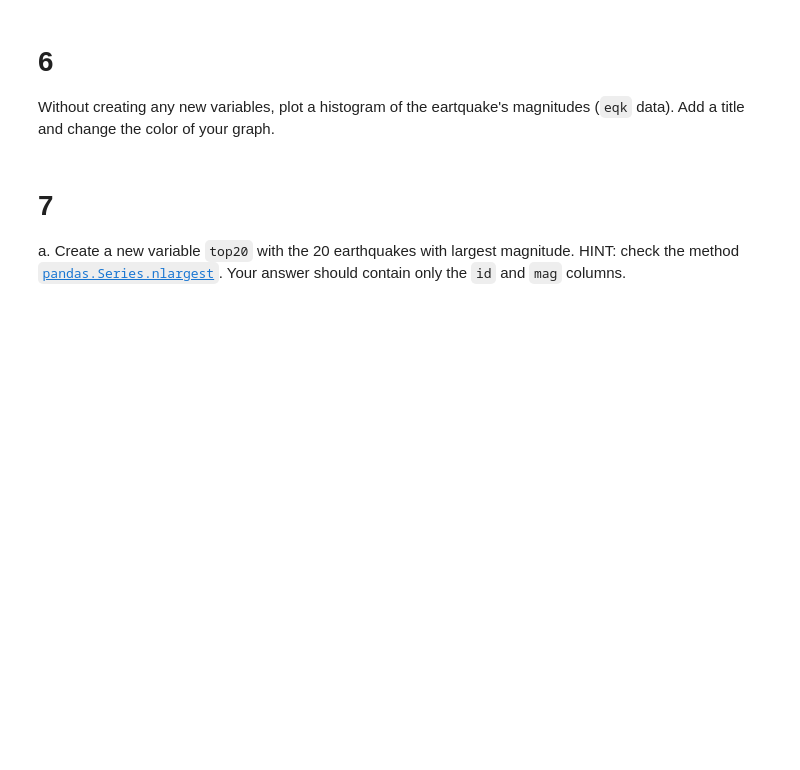
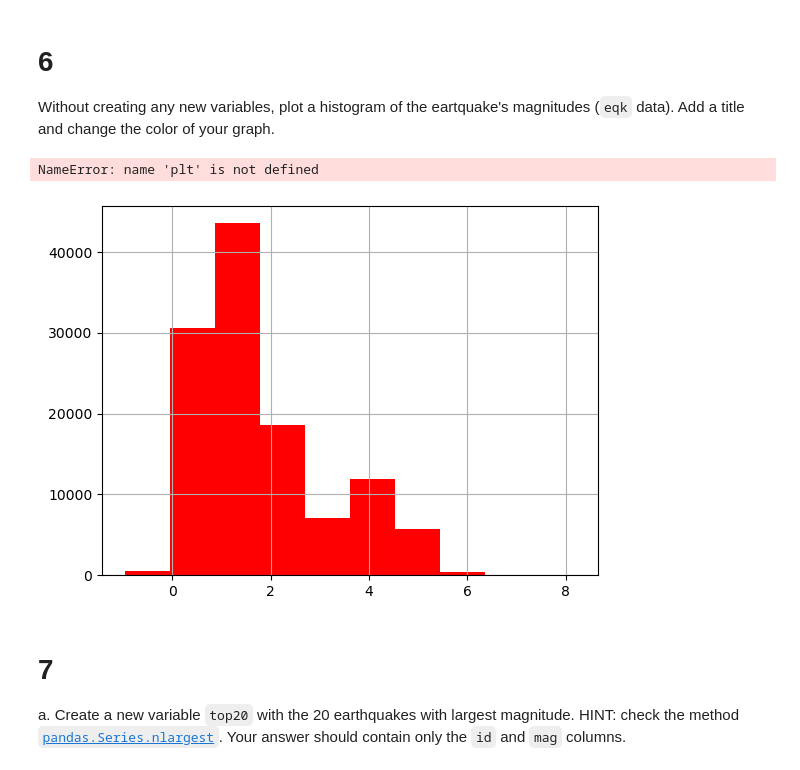
Before and after one commit to AaronWanh/eds220-hwk1, a Jupyter notebook: task3/hwk1-task3-earthquakes.ipynb, the cells around one changed output. Saved outputs shown, nothing was run; the diff lists cells and outputs as text; code cells hidden in the pictures; blank space fills up the shorter version.

```diff
--- a/task3/hwk1-task3-earthquakes.ipynb
+++ b/task3/hwk1-task3-earthquakes.ipynb
@@ -128,3 +128,5 @@ eqk = ...
+# %%
+eqk = raw_eqk[raw_eqk['type'] == 'earthquake'].set_index('id')
 # %%
 # View the dataframe
 eqk
@@ -154,6 +186,12 @@ grader.check("q5")
 
 # 6
 Without creating any new variables, plot a histogram of the eartquake's magnitudes (`eqk` data). Add a title and change the color of your graph.
+# %%
+eqk['mag'].hist(color = 'red')
+plt.title("Earthquake Magnitude")
+# %% [output]
+NameError: name 'plt' is not defined
+[figure, added]
 # %% [markdown]
 <!-- END QUESTION -->
 
```
Also changed, not shown: parts of 14 cells of this notebook.
